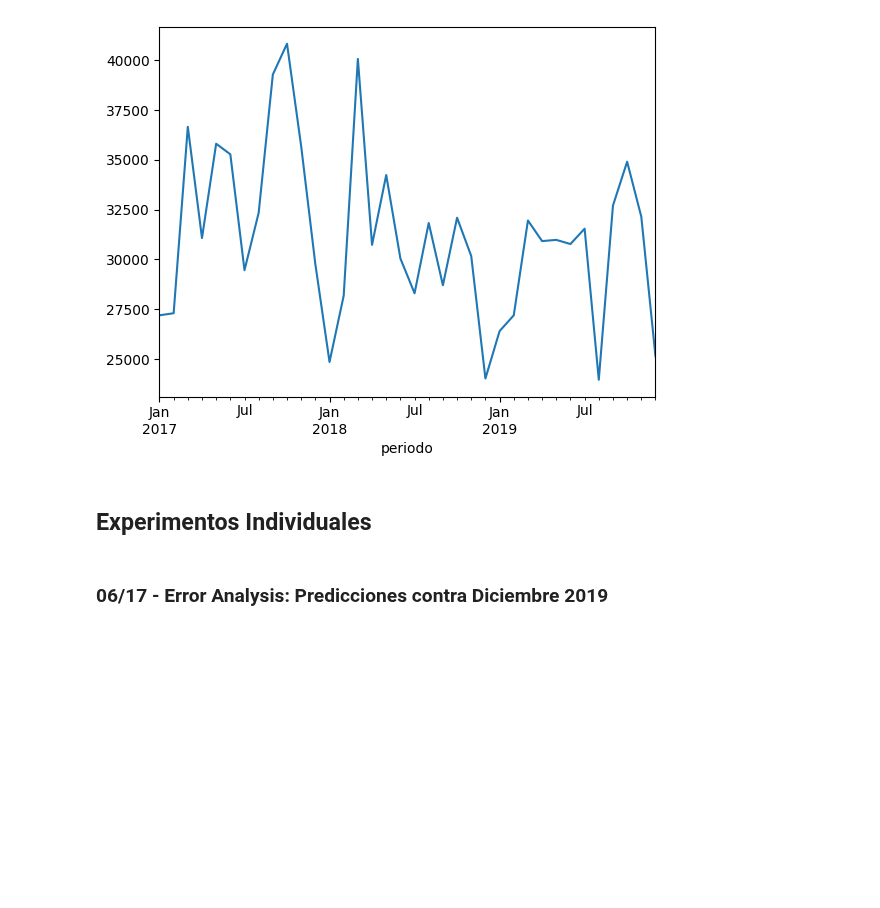
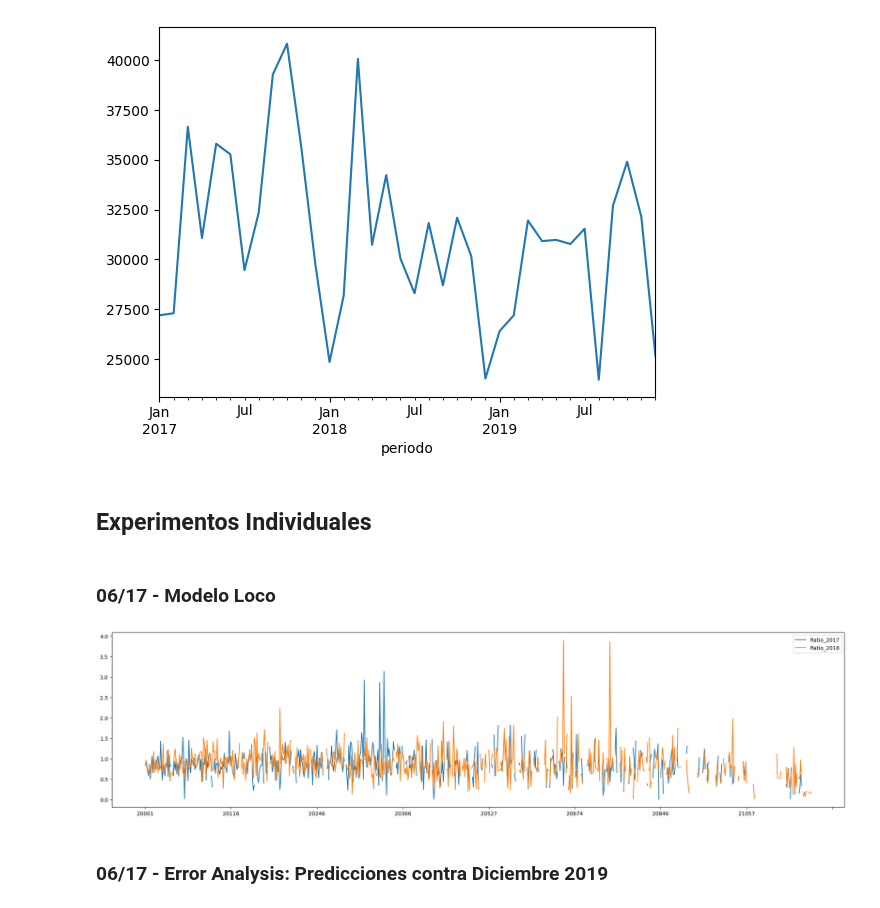
Before and after one commit to AndresMontesDeOca/Laboratorio3, a Jupyter notebook: Kaggle.ipynb, the cells around one changed output. Cells and saved outputs as stored; diff of their text form; code cells hidden in the pictures; blank space fills up the shorter version.

```diff
--- a/Kaggle.ipynb
+++ b/Kaggle.ipynb
@@ -979,6 +979,28 @@ plt.show()
 [figure]
 # %% [markdown]
 ## Experimentos Individuales
+# %% [markdown]
+### 06/17 - Modelo Loco
+# %%
+# Relacion entre el promedio anual anterior, y el febrero siguiente
+data_2017_mean = pd.Series(data_grouped.loc['2017'].mean(axis=0), name='2017_mean')
+data_2018_mean = pd.Series(data_grouped.loc['2018'].mean(axis=0), name='2018_mean')
+data_2019_mean = pd.Series(data_grouped.loc['2019'].mean(axis=0), name='2019_mean')
+feb_2018 = pd.Series(data_grouped.loc['2018-02'].T.squeeze(), name='Feb_2018')
+feb_2019 = pd.Series(data_grouped.loc['2019-02'].T.squeeze(), name='Feb_2019')
+
+data = pd.concat([data_2017_mean, feb_2018, data_2018_mean, feb_2019, data_2019_mean], axis=1)
+
+# display(data.head())
+
+ratio_2017 = pd.Series(data['Feb_2018'] / data['2017_mean'], name='Ratio_2017')
+ratio_2018 = pd.Series(data['Feb_2019'] / data['2018_mean'], name='Ratio_2018')
+
+data_ratios = pd.concat([ratio_2017, ratio_2018], axis=1)
+data_ratios.plot(figsize=(25, 6))
+plt.show()
+# %% [output]
+[figure, added]
 # %% [markdown]
 ### 06/17 - Error Analysis: Predicciones contra Diciembre 2019
 # %%
```
Also changed, not shown: parts of 2 cells of this notebook.
